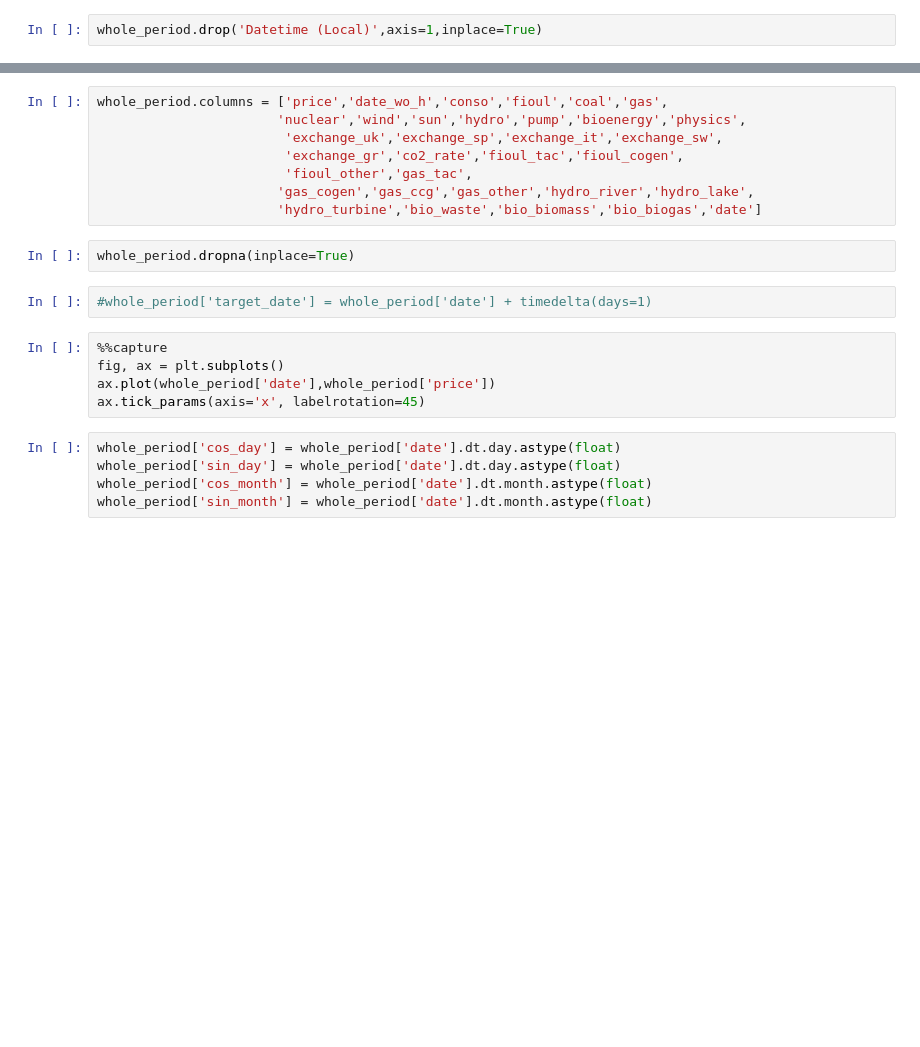
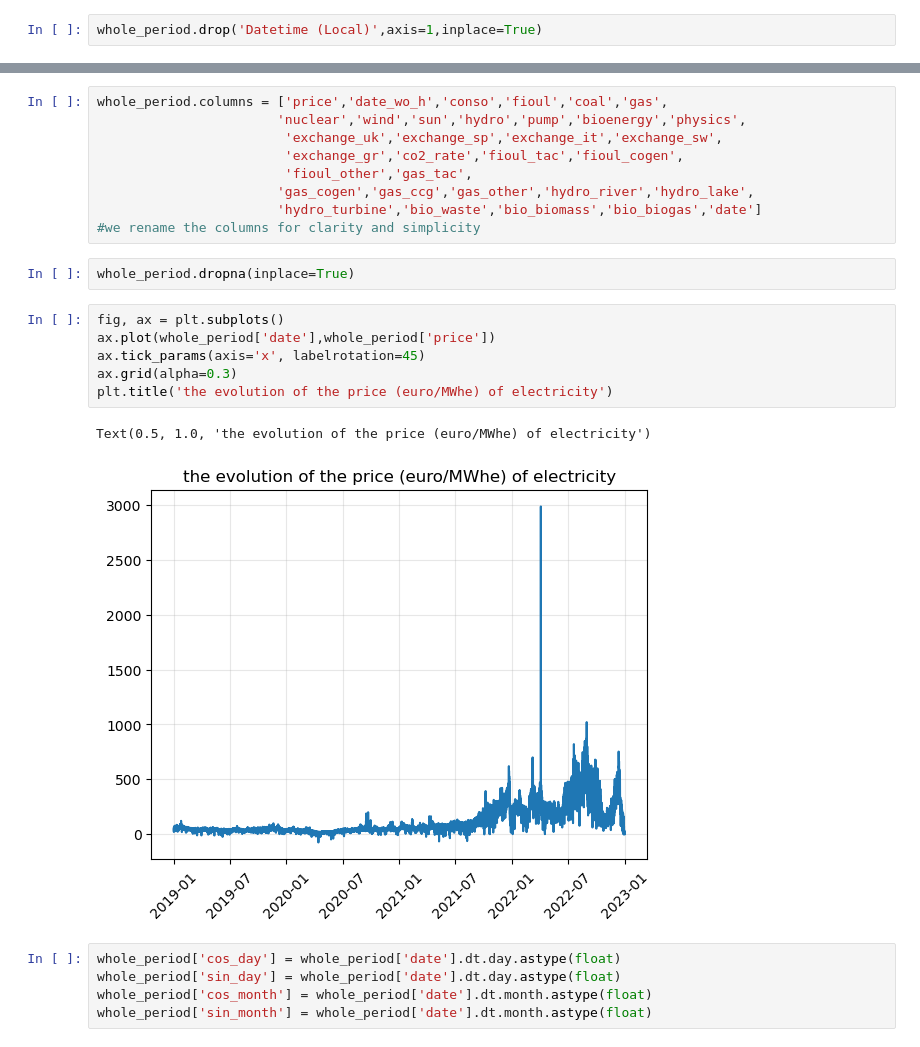
Before and after one commit to tpaquier/Dynamical_system, a Jupyter notebook: second_try.ipynb, the cells around one changed output, grey strips where cells are left out. Cells and saved outputs as stored; diff of their text form; blank space fills up the shorter version.

```diff
--- a/second_try.ipynb
+++ b/second_try.ipynb
@@ -114,15 +140,18 @@ whole_period.columns = ['price','date_wo_h','conso','fioul','coal','gas',
                         'fioul_other','gas_tac',
                        'gas_cogen','gas_ccg','gas_other','hydro_river','hydro_lake',
                        'hydro_turbine','bio_waste','bio_biomass','bio_biogas','date']
+#we rename the columns for clarity and simplicity
 # %%
 whole_period.dropna(inplace=True)
-# %%
-#whole_period['target_date'] = whole_period['date'] + timedelta(days=1)
 # %%
-%%capture
 fig, ax = plt.subplots()
 ax.plot(whole_period['date'],whole_period['price'])
 ax.tick_params(axis='x', labelrotation=45)
+ax.grid(alpha=0.3)
+plt.title('the evolution of the price (euro/MWhe) of electricity')
+# %% [output]
+Text(0.5, 1.0, 'the evolution of the price (euro/MWhe) of electricity')
+[figure, added]
 # %%
 whole_period['cos_day'] = whole_period['date'].dt.day.astype(float)
 whole_period['sin_day'] = whole_period['date'].dt.day.astype(float)
```
Also changed, not shown: parts of 31 cells of this notebook.
